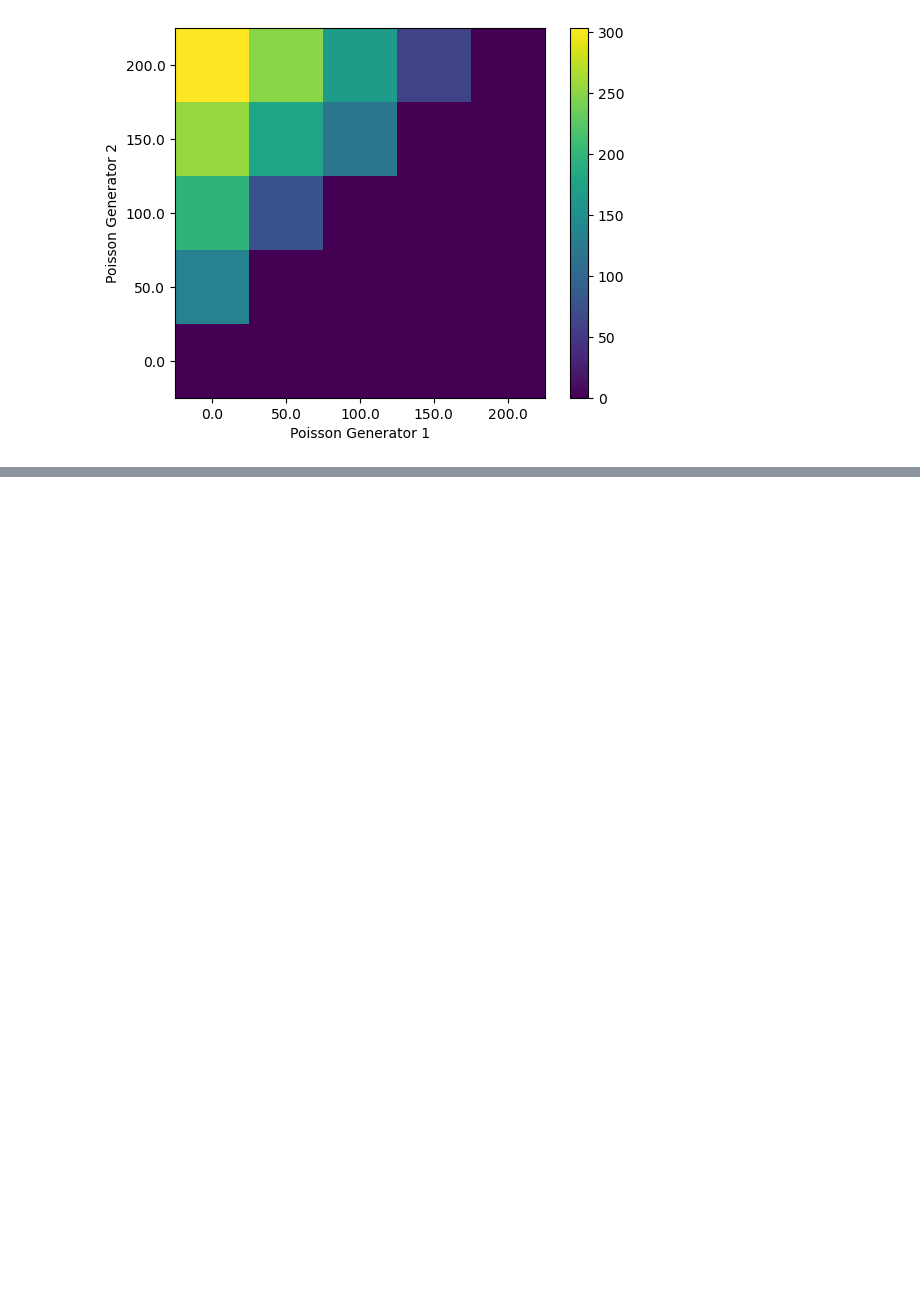
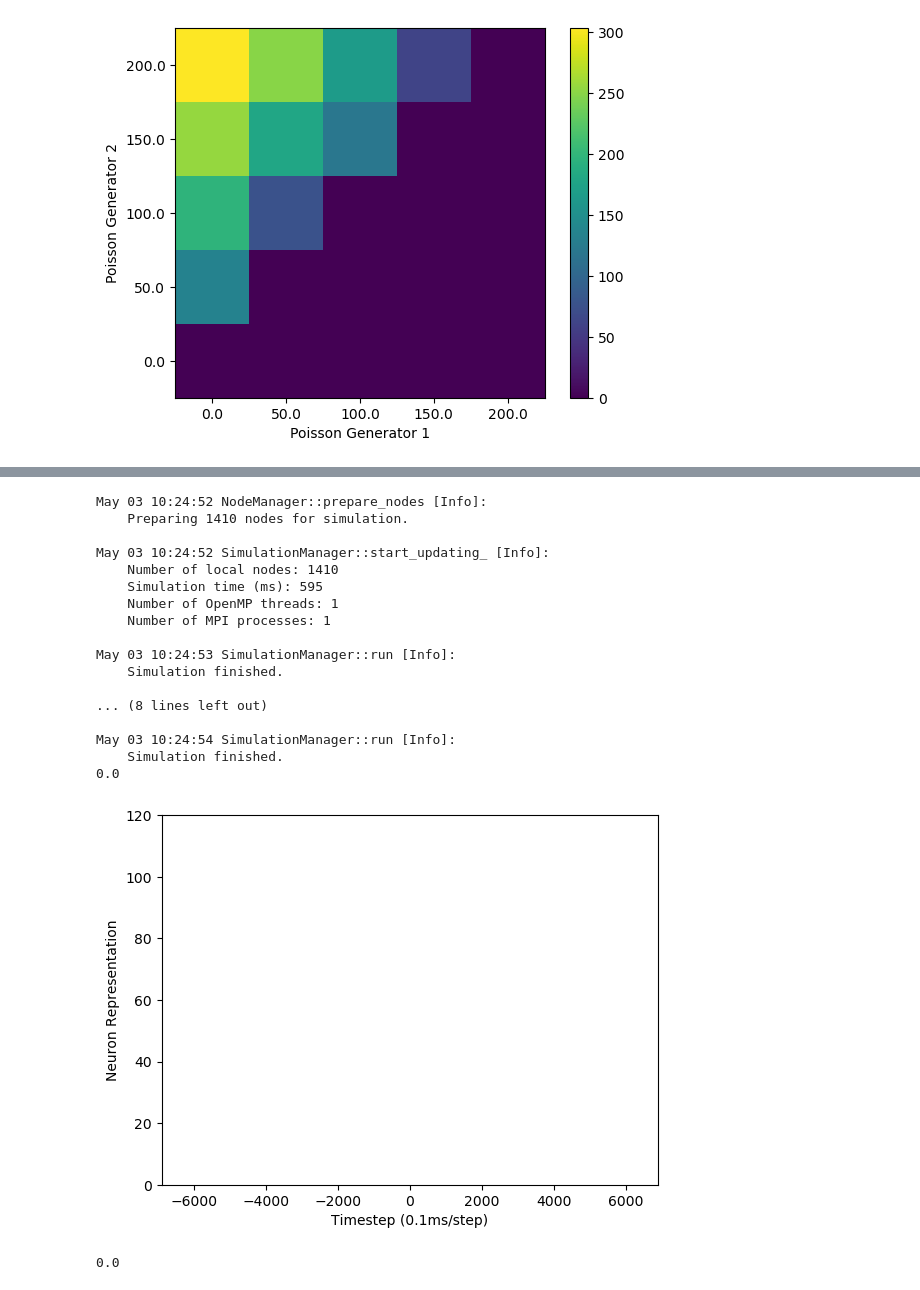
Before and after one commit to aung9htet/counting_snn, a Jupyter notebook: subitization_notebook.ipynb, the cells around one changed output, grey strips where cells are left out. Cells and saved outputs as stored; diff of their text form; code cells hidden in the pictures; blank space fills up the shorter version.

```diff
--- a/subitization_notebook.ipynb
+++ b/subitization_notebook.ipynb
@@ -1089,0 +1407,47 @@ plt.show()
+# %%
+def single_test():
+    # params to test
+    params_pg1 = 0 # in between 1-200Hz
+    params_pg2 = 200 # in between 1-200Hz
+    params_e_l = 0.0 # Resting Membrane Potential (-70mV)
+    params_c_m = 0.0 # Capacity of the membrane (0.5-1 microFaraday)
+    params_tau_m = 1.0 # Membrane time constant (1-100 ms)
+    params_t_ref = 0.0 # Duration of refractory period (1-5 ms)
+    params_v_th = 1.0 # Spike threshold (0.22-0.122 mV)
+    params_v_reset = 0.0 # Reset potential of the membrane (-80 - -70 mV)
+    params_i_e = 10 # Constant input current (0-10 pA)
+    params_tau_syn_ex = 80.8
+    parameter_search = [params_e_l, params_c_m, params_tau_m, params_t_ref, params_v_th, params_v_reset, params_i_e, params_tau_syn_ex]
+    pulse_time = 595
+    listNeuron = NeuronList(parameter_search, pulse_time=pulse_time)
+    listNeuron.connect_neurons()
+    listNeuron.add_noise((1, 99), params_pg1)
+    noise = listNeuron.add_noise((80,90), params_pg2)
+    nest.Simulate(pulse_time)
+    noise.rate = 0
+    nest.Simulate(1000)
+    print(listNeuron.get_metric())
+    listNeuron.plot_spikes()
+    return listNeuron.get_metric()
+# %%
+single_test()
+# %% [output]
+May 03 10:24:52 NodeManager::prepare_nodes [Info]:
+    Preparing 1410 nodes for simulation.
+
+May 03 10:24:52 SimulationManager::start_updating_ [Info]:
+    Number of local nodes: 1410
+    Simulation time (ms): 595
+    Number of OpenMP threads: 1
+    Number of MPI processes: 1
+
+May 03 10:24:53 SimulationManager::run [Info]:
+    Simulation finished.
+
+... (8 lines left out)
+
+May 03 10:24:54 SimulationManager::run [Info]:
+    Simulation finished.
+0.0
+[figure, added]
+0.0
```
Also changed, not shown: parts of 9 cells of this notebook.
